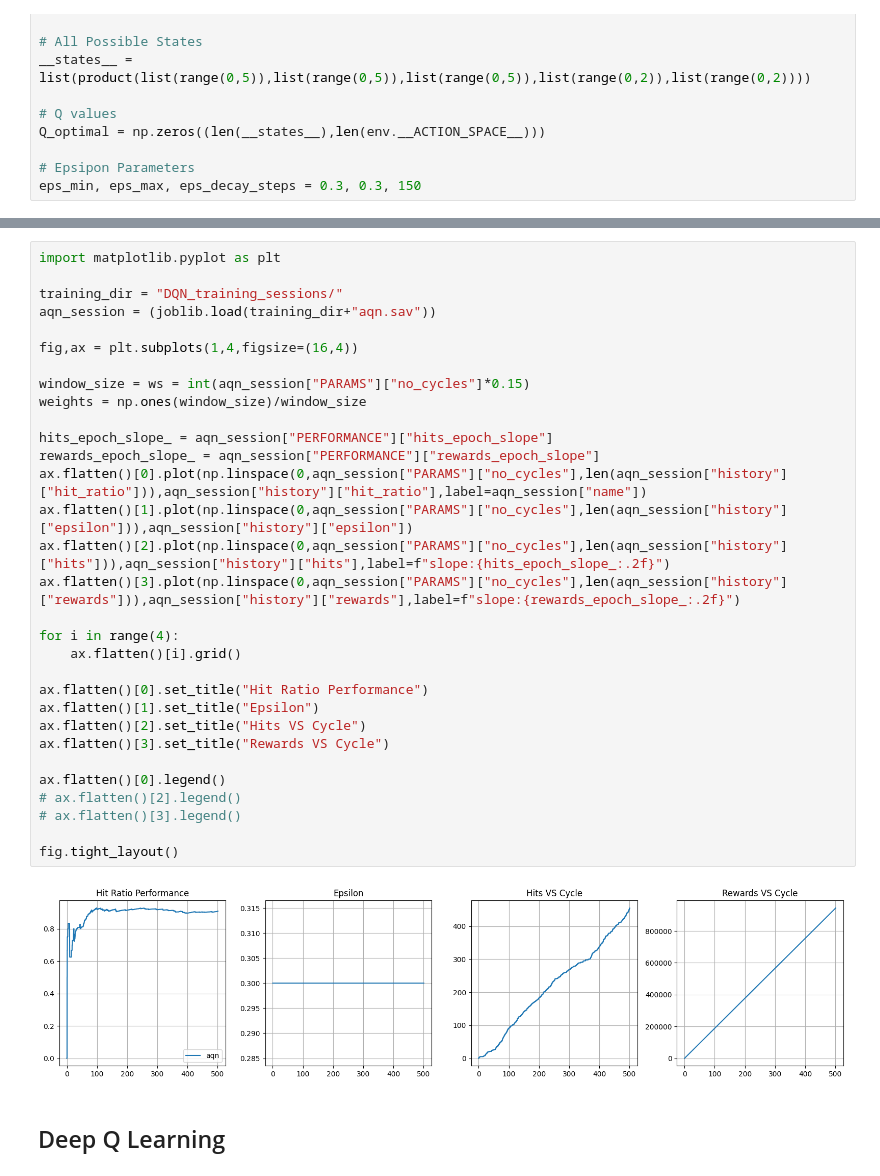
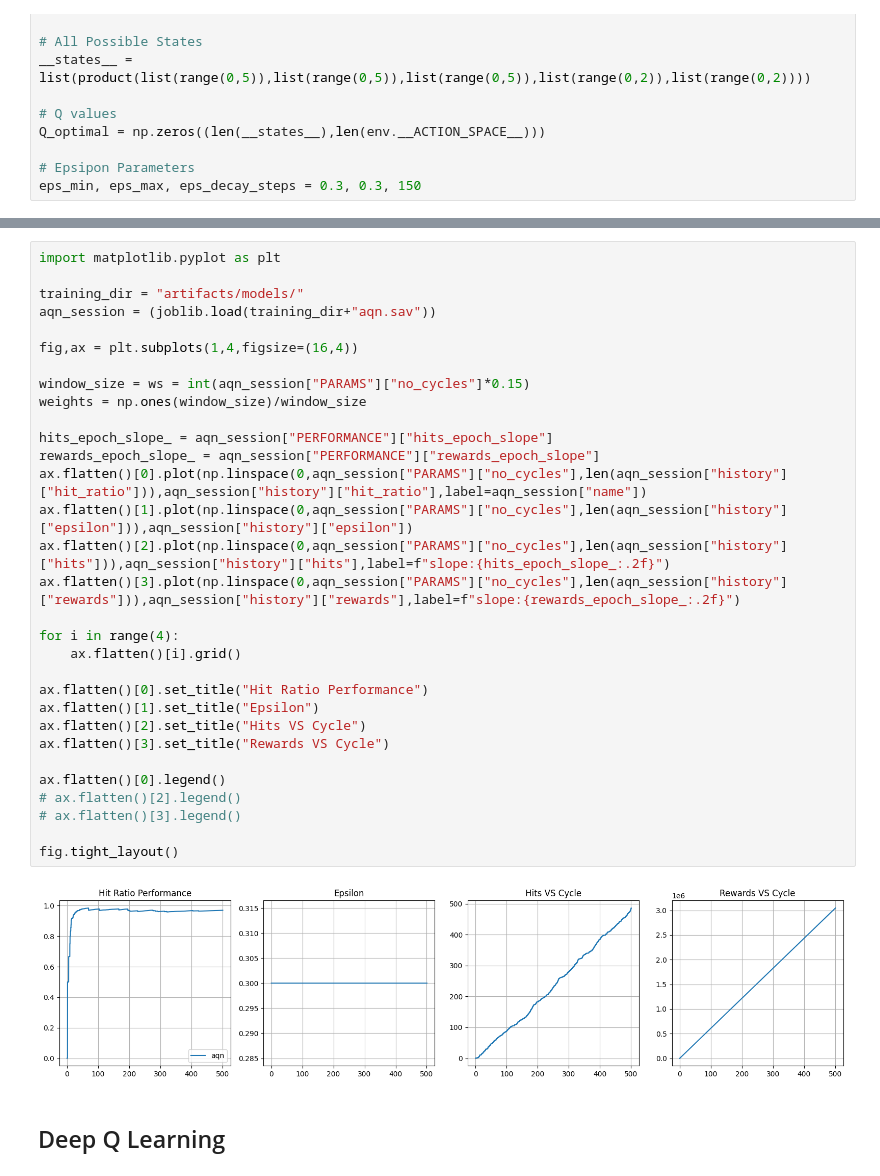
Before and after one commit to emmanuel-olateju/atari_pingpong, a Jupyter notebook: training.ipynb, the cells around one changed output, grey strips where cells are left out. Drawn from its saved outputs; the diff is of its cells as text.

```diff
--- a/training.ipynb
+++ b/training.ipynb
@@ -240,36 +240,36 @@ hits: 468 | no_cycles: 501 | rewards: 380455697.3018283
 # %%
 import matplotlib.pyplot as plt
 
-training_dir = "DQN_training_sessions/"
+training_dir = "artifacts/models/"
 aqn_session = (joblib.load(training_dir+"aqn.sav"))
 
 fig,ax = plt.subplots(1,4,figsize=(16,4))
 
 window_size = ws = int(aqn_session["PARAMS"]["no_cycles"]*0.15)
 weights = np.ones(window_size)/window_size
 
 hits_epoch_slope_ = aqn_session["PERFORMANCE"]["hits_epoch_slope"]
 rewards_epoch_slope_ = aqn_session["PERFORMANCE"]["rewards_epoch_slope"]
 ax.flatten()[0].plot(np.linspace(0,aqn_session["PARAMS"]["no_cycles"],len(aqn_session["history"]["hit_ratio"])),aqn_session["history"]["hit_ratio"],label=aqn_session["name"])
 ax.flatten()[1].plot(np.linspace(0,aqn_session["PARAMS"]["no_cycles"],len(aqn_session["history"]["epsilon"])),aqn_session["history"]["epsilon"])
 ax.flatten()[2].plot(np.linspace(0,aqn_session["PARAMS"]["no_cycles"],len(aqn_session["history"]["hits"])),aqn_session["history"]["hits"],label=f"slope:{hits_epoch_slope_:.2f}")
 ax.flatten()[3].plot(np.linspace(0,aqn_session["PARAMS"]["no_cycles"],len(aqn_session["history"]["rewards"])),aqn_session["history"]["rewards"],label=f"slope:{rewards_epoch_slope_:.2f}")
 
 for i in range(4):
     ax.flatten()[i].grid()
 
 ax.flatten()[0].set_title("Hit Ratio Performance")
 ax.flatten()[1].set_title("Epsilon")
 ax.flatten()[2].set_title("Hits VS Cycle")
 ax.flatten()[3].set_title("Rewards VS Cycle")
 
 ax.flatten()[0].legend()
 # ax.flatten()[2].legend()
 # ax.flatten()[3].legend()
 
 fig.tight_layout()
 # %% [output]
-[figure, old version]
+[figure, new version]
 # %% [markdown]
 ## Deep Q Learning
 # %% [markdown]
```
Also changed, not shown: parts of 5 cells of this notebook.
